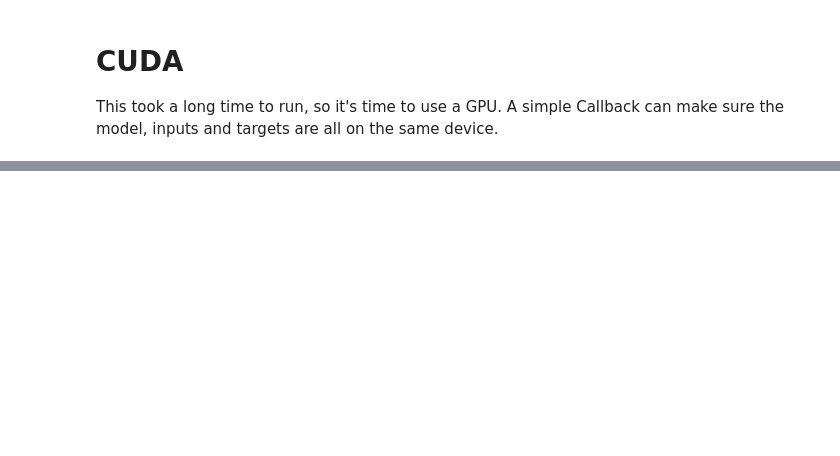
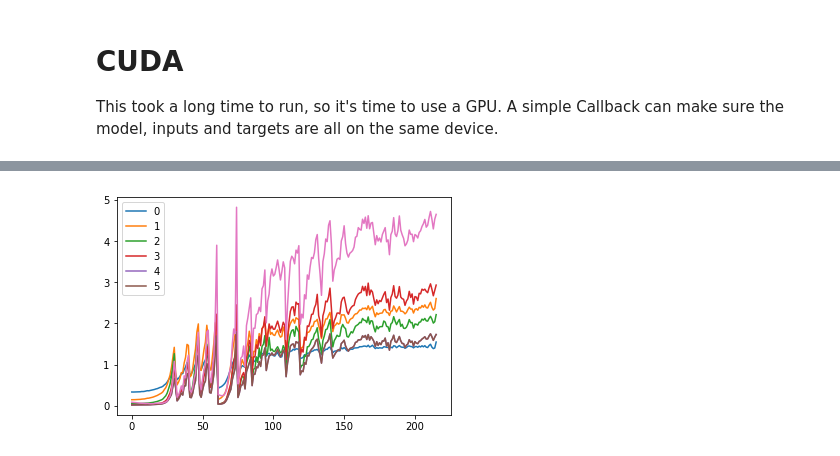
Before and after one commit to RaiAnant/fast.ai_dl2_notebooks, a Jupyter notebook: notebooks/dl2_fastai_lec10.ipynb, the cells around one changed output, grey strips where cells are left out. Drawn from its saved outputs; the diff is of its cells as text; code cells hidden in the pictures; blank space fills up the shorter version.

```diff
--- a/notebooks/dl2_fastai_lec10.ipynb
+++ b/notebooks/dl2_fastai_lec10.ipynb
@@ -515,0 +622,5 @@ Wall time: 9.71 s
+# %%
+for l in model.act_stds: plt.plot(l)
+plt.legend(range(6));
+# %% [output]
+[figure, added]
```
Also changed, not shown: parts of 25 cells of this notebook.
